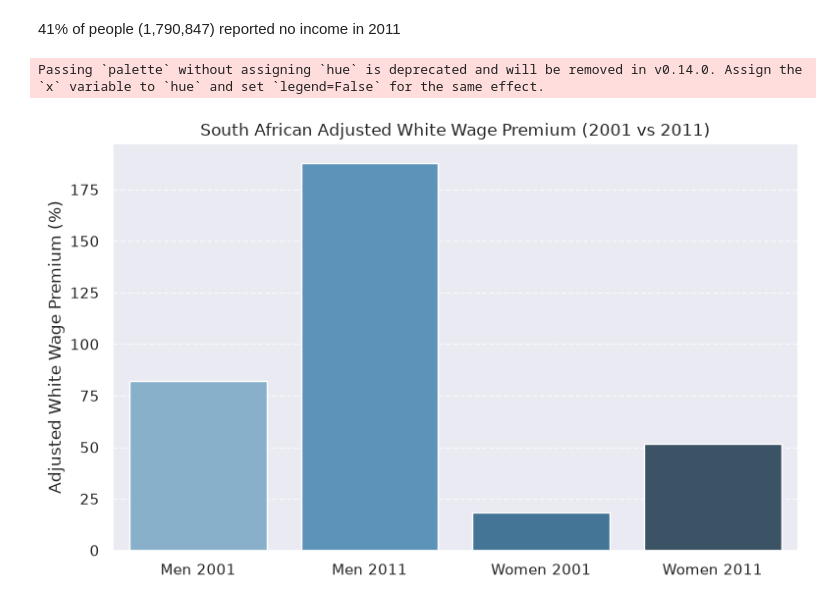
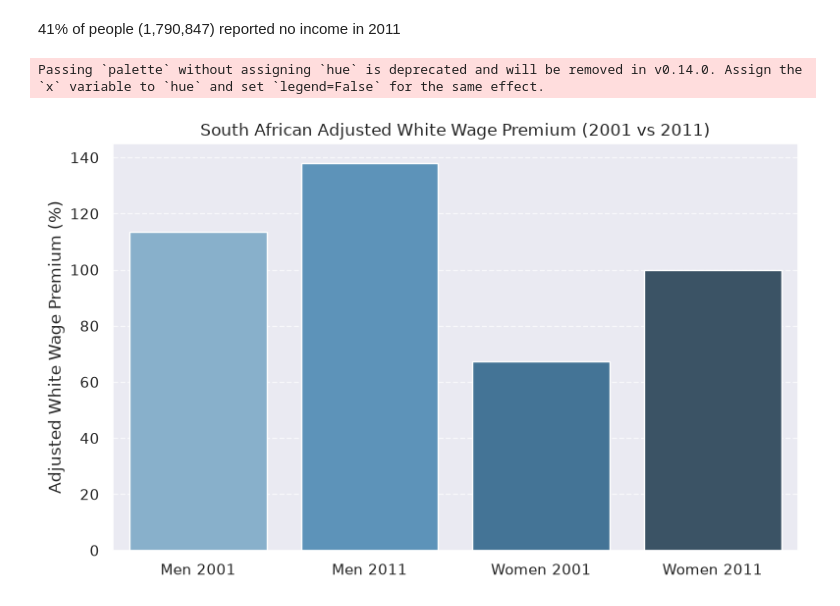
Before and after one commit to erinabruzzy/dsan5650_path1, a Jupyter notebook: apartheid.ipynb, the cells around one changed output. Saved outputs shown, nothing was run; the diff lists cells and outputs as text; code cells hidden in the pictures.

```diff
--- a/apartheid.ipynb
+++ b/apartheid.ipynb
@@ -880,25 +892,25 @@ df_pooled.groupby(['year', 'is_white'])['log_real_income'].describe()
 # %%
 # conditional (adjusted) White wage premium shift over time
 categories = ['Men 2001', 'Men 2011', 'Women 2001', 'Women 2011']
 
 # OLS coefficients
 premiums = [
-    (np.exp(0.6002) - 1) * 100,
-    (np.exp(0.6002 + 0.4569) - 1) * 100,
-    (np.exp(0.1678) - 1) * 100,
-    (np.exp(0.1678 + 0.2491) - 1) * 100
+    (np.exp(0.759) - 1) * 100,  # Men 2001: ~113.6%
+    (np.exp(0.759 + 0.108) - 1) * 100,  # Men 2011: ~138.0%
+    (np.exp(0.514) - 1) * 100,  # Women 2001: ~67.2%
+    (np.exp(0.514 + 0.179) - 1) * 100,  # Women 2011: ~99.9%
 ]
 
 plt.figure(figsize=(8, 5))
 sns.barplot(x=categories, y=premiums, palette='Blues_d')
 plt.ylabel('Adjusted White Wage Premium (%)')
 plt.title('South African Adjusted White Wage Premium (2001 vs 2011)')
 plt.grid(axis='y', linestyle='--', alpha=0.7)
 plt.tight_layout()
 plt.savefig('images/wage_premium_shift.png', dpi=300)
 
 plt.show()
 plt.close()
 # %% [output]
 Passing `palette` without assigning `hue` is deprecated and will be removed in v0.14.0. Assign the `x` variable to `hue` and set `legend=False` for the same effect.
-[figure, old version]
+[figure, new version]
```
Also changed, not shown: parts of 18 cells of this notebook, 7 other files.
